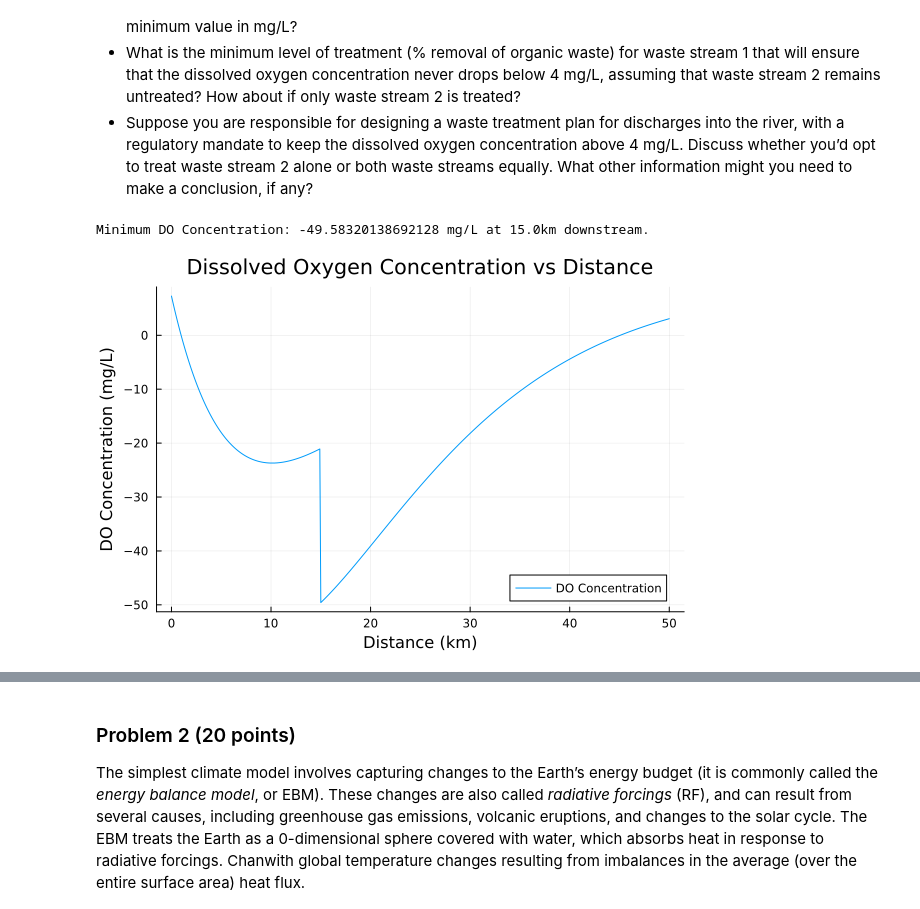
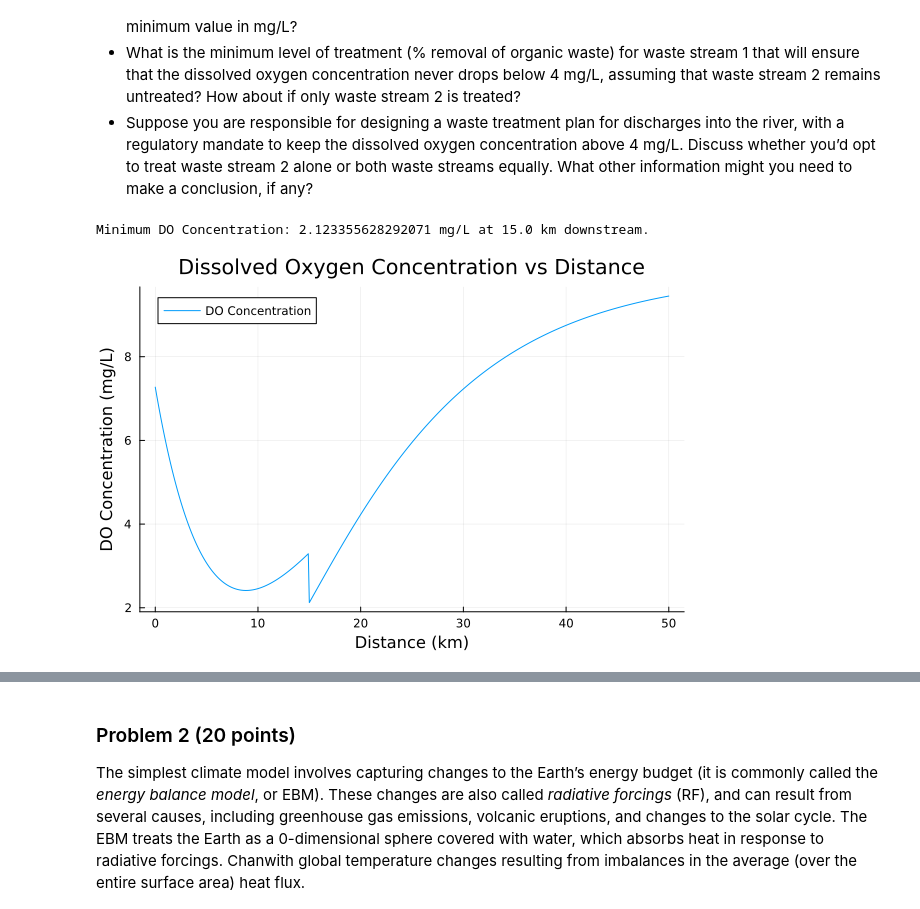
Before and after one commit to BEE4750-FA24/hw3-raashid, a Jupyter notebook: hw03.ipynb, the cells around one changed output, grey strips where cells are left out. Drawn from its saved outputs; the diff is of its cells as text; code cells hidden in the pictures.

```diff
--- a/hw03.ipynb
+++ b/hw03.ipynb
@@ -111,6 +111,8 @@ inflow_waste2 = 15000
 do_conc_river = 7.5
 do_conc_waste1 = 5
 do_conc_waste2 = 5
+cbod_river = 5
+nbod_river = 5
 cbod_waste1 = 50
 cbod_waste2 = 45
 nbod_waste1 = 35
@@ -122,41 +124,44 @@ max_distance = 50
 function compute_do(d)
     time = d/river_flow_velocity
     if d < distance_waste_streams
-        cbod_in = cbod_waste1
-        nbod_in = nbod_waste1
+        cbod_in = (cbod_river*inflow_river + cbod_waste1*inflow_waste1)/(inflow_river + inflow_waste1)
+        nbod_in = (nbod_river*inflow_river + nbod_waste1*inflow_waste1)/(inflow_river + inflow_waste1)
 
         do_initial = (do_conc_river*inflow_river + do_conc_waste1*inflow_waste1)/(inflow_river + inflow_waste1)
     else
-        cbod_in = cbod_waste1 + cbod_waste2
-        nbod_in = nbod_waste1 + nbod_waste2
+        cbod_from_w1 = (cbod_river*inflow_river + cbod_waste1*inflow_waste1)/(inflow_river + inflow_waste1)*exp(-cbod_decay_rate*time)
+        cbod_in = (cbod_from_w1*(inflow_river+inflow_waste1) + cbod_waste2*inflow_waste2)/(inflow_river + inflow_waste1 + inflow_waste2)
+        nbod_from_w1 = (nbod_river*inflow_river + nbod_waste1*inflow_waste1)/(inflow_river + inflow_waste1)*exp(-nbod_decay_rate*time)
+        nbod_in = (nbod_from_w1*(inflow_river+inflow_waste1) + nbod_waste2*inflow_waste2)/(inflow_river + inflow_waste1 + inflow_waste2)
 
-        do_initial = (do_conc_river*inflow_river + do_conc_waste1*inflow_waste1 + do_conc_waste2*inflow_waste2)/(inflow_river + inflow_waste1 + inflow_waste2)
+        do_from_w1 = (do_conc_river*inflow_river + do_conc_waste1*inflow_waste1)/(inflow_river + inflow_waste1)*exp(-reaeration_rate*time)
+        do_initial = (do_from_w1*(inflow_river+inflow_waste1) + do_conc_waste2*inflow_waste2)/(inflow_river + inflow_waste1 + inflow_waste2)
     end
 
     k1 = cbod_decay_rate + nbod_decay_rate
     k2 = reaeration_rate
     La = cbod_in + nbod_in
 
     do_defecit0 = saturated_do_concentration - do_initial
 
     d_defecit = ((k1*La)/(k2-k1))*(exp(-k1*time) - exp(-k2*time)) + do_defecit0 * exp(-k2*time)
 
     do_final = (saturated_do_concentration - d_defecit)
 
     return do_final
 end
 
-# Compute DO concentration from 0 to 50 km
+# Compute and plot DO concentration from 0 to 50 km
 distances = 0:0.1:max_distance
 do_concentrations = [compute_do(d) for d in distances]
 
 min_do = minimum(do_concentrations)
 min_index = argmin(do_concentrations)
 min_distance = distances[min_index]
 
-println("Minimum DO Concentration: ", min_do, " mg/L at ", min_distance, "km downstream.")
+println("Minimum DO Concentration: ", min_do, " mg/L at ", min_distance, " km downstream.")
 
 plot(distances, do_concentrations, xlabel="Distance (km)", ylabel="DO Concentration (mg/L)", title="Dissolved Oxygen Concentration vs Distance", label="DO Concentration")
 # %% [output]
-Minimum DO Concentration: -49.58320138692128 mg/L at 15.0km downstream.
+Minimum DO Concentration: 2.123355628292071 mg/L at 15.0 km downstream.
-[figure, old version]
+[figure, new version]
```
Also changed, not shown: parts of 3 cells of this notebook.
